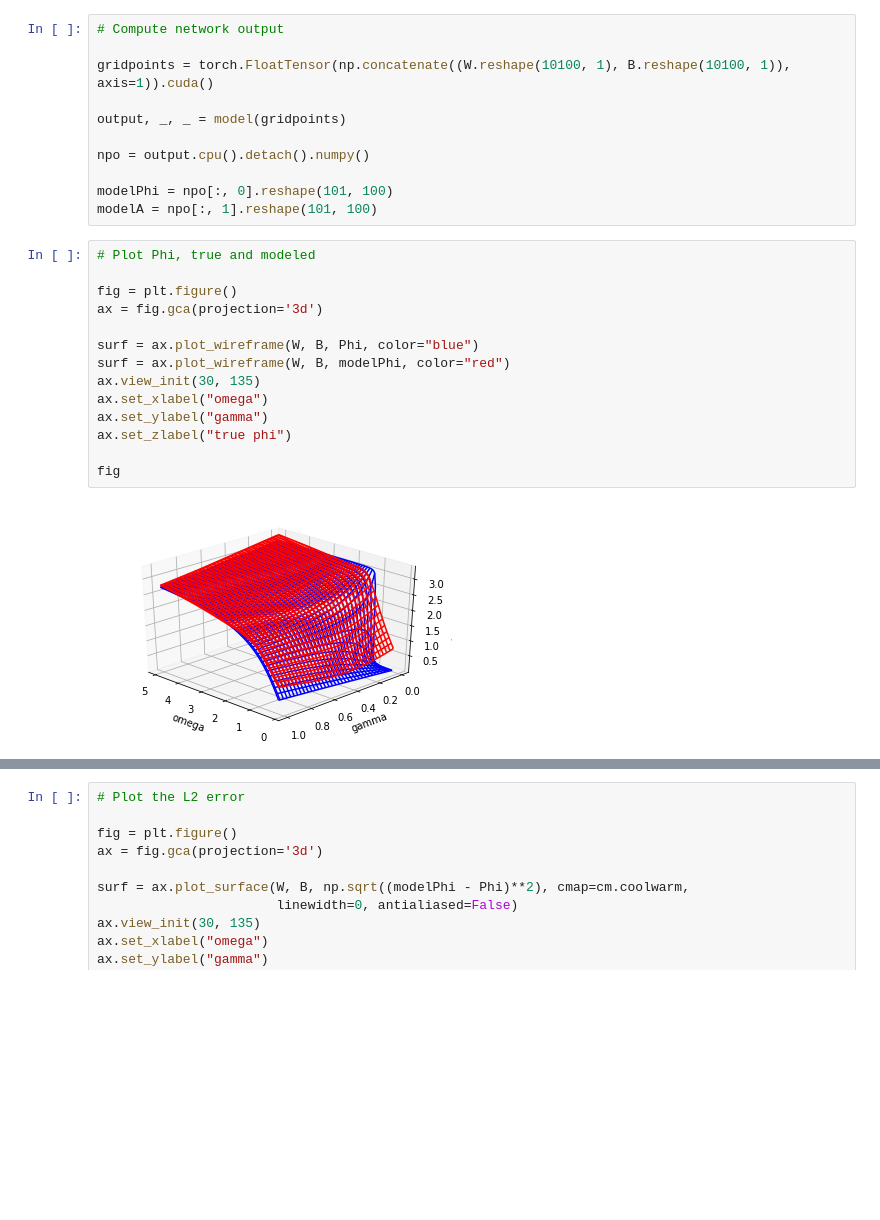
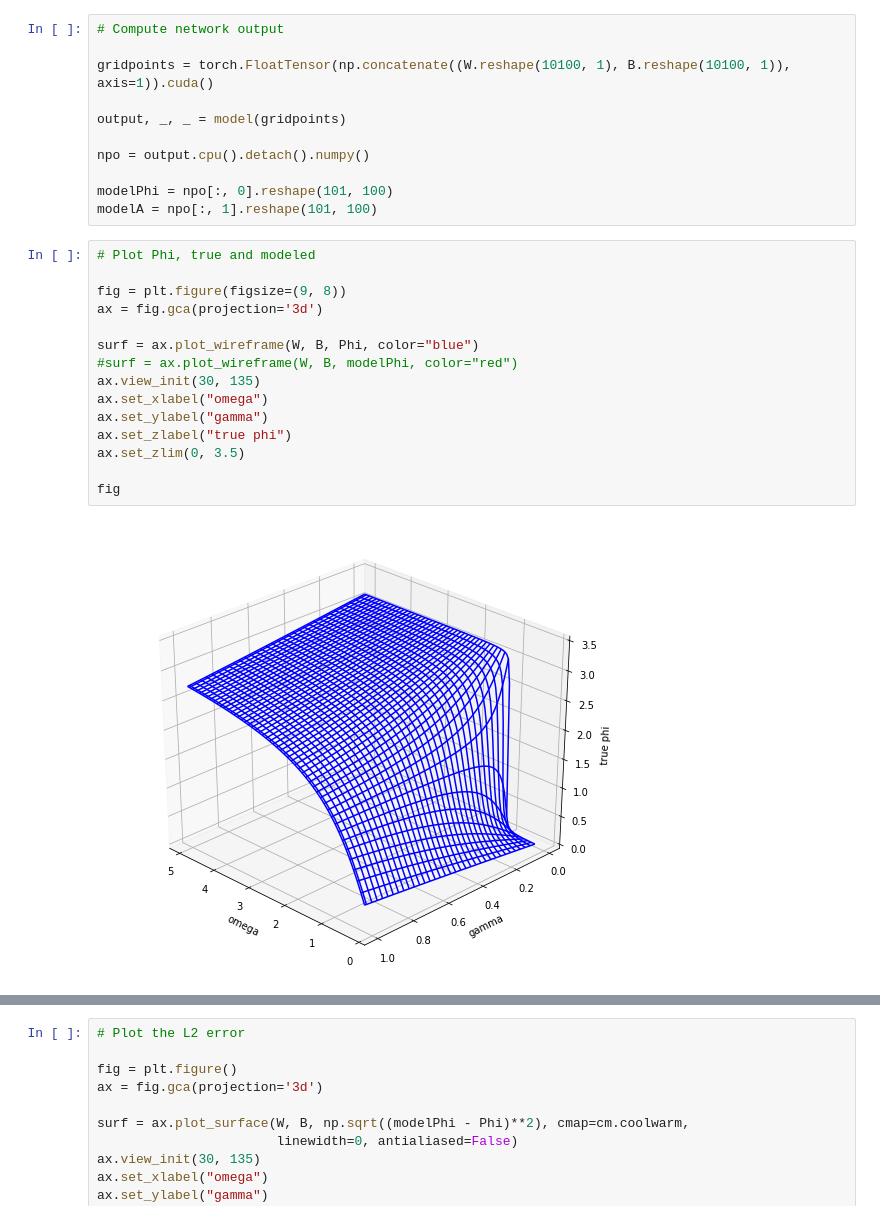
Before and after one commit to atbolsh/Aexam, a Jupyter notebook: Plotting boring_patch model.ipynb, the cells around one changed output, grey strips where cells are left out. Saved outputs shown, nothing was run; the diff lists cells and outputs as text; blank space fills up the shorter version.

```diff
--- a/Plotting boring_patch model.ipynb
+++ b/Plotting boring_patch model.ipynb
@@ -304,16 +338,17 @@ modelA = npo[:, 1].reshape(101, 100)
 # %%
 # Plot Phi, true and modeled
 
-fig = plt.figure()
+fig = plt.figure(figsize=(9, 8))
 ax = fig.gca(projection='3d')
 
 surf = ax.plot_wireframe(W, B, Phi, color="blue")
-surf = ax.plot_wireframe(W, B, modelPhi, color="red")
+#surf = ax.plot_wireframe(W, B, modelPhi, color="red")
 ax.view_init(30, 135)
 ax.set_xlabel("omega")
 ax.set_ylabel("gamma")
 ax.set_zlabel("true phi")
+ax.set_zlim(0, 3.5)
 
 fig
 # %% [output]
-[figure, old version]
+[figure, new version]
```
Also changed, not shown: parts of 6 cells of this notebook, 12 other files.
